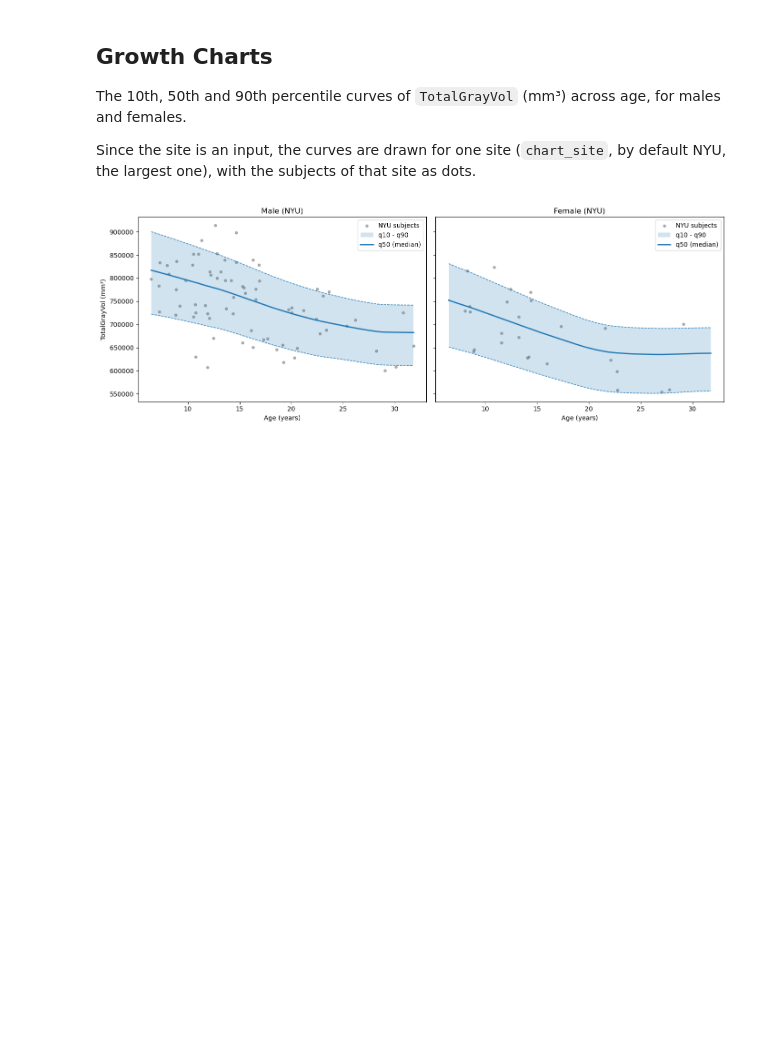
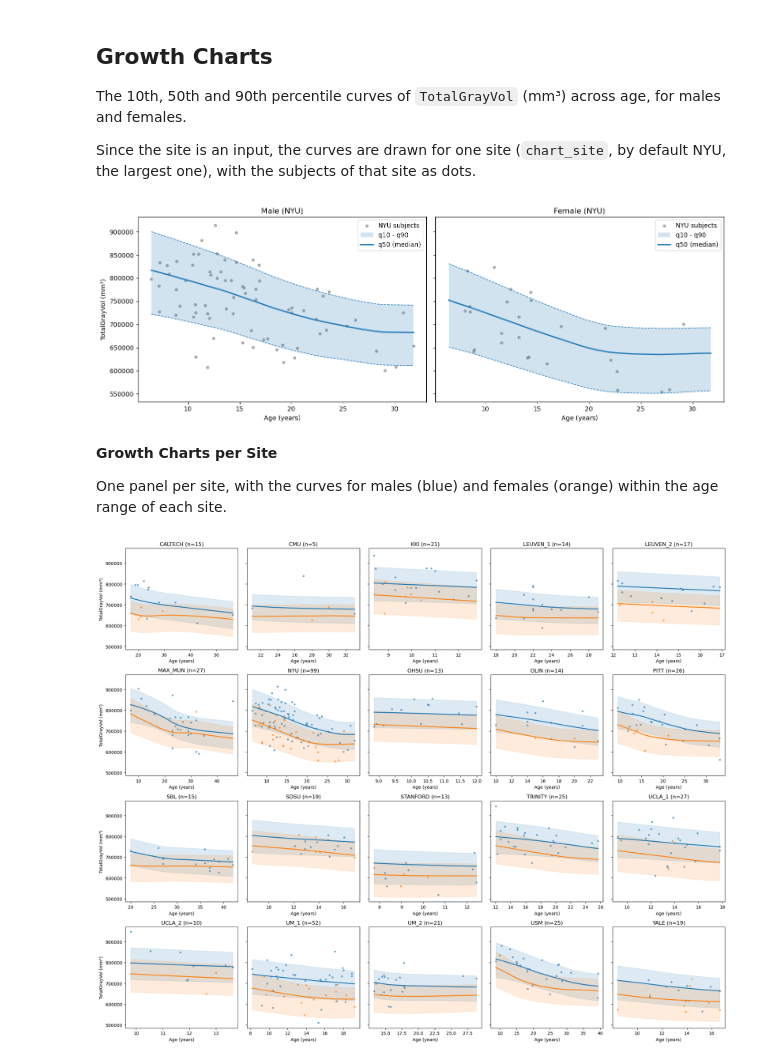
Before and after one commit to Amisor/Deep_NormativeBrain, a Jupyter notebook: notebooks/model_structural_site_balanced.ipynb, the cells around one changed output. Drawn from its saved outputs; the diff is of its cells as text; code cells hidden in the pictures; blank space fills up the shorter version.

Commit message:
add additional plots

```diff
--- a/notebooks/model_structural_site_balanced.ipynb
+++ b/notebooks/model_structural_site_balanced.ipynb
@@ -403,3 +403,48 @@ plt.tight_layout()
 plt.show()
 # %% [output]
 [figure]
+# %% [markdown]
+**Growth Charts per Site**
+
+One panel per site, with the curves for males (blue) and females (orange) within the age range of each site.
+# %%
+def predict_quantiles(ages, sex, site):
+    """
+    Predict q10, q50, q90 (mm³) for a list of ages, one sex and one site.
+
+    ages: ages in years (array)
+    sex: 0 = male, 1 = female (single value or array, same length as ages)
+    site: SITE_ID, e.g. 'NYU'
+    Returns: array [len(ages), 3] with columns q10, q50, q90
+    """
+    ages_scaled = (np.asarray(ages) - age_mean) / age_std
+    site_values = np.array([1.0 if col == f'site_{site}' else 0.0 for col in site_cols])
+    grid = np.column_stack([ages_scaled, np.broadcast_to(sex, ages_scaled.shape), np.tile(site_values, (len(ages_scaled), 1))])
+    with torch.no_grad():
+        preds = model(torch.tensor(grid, dtype=torch.float32).to(device)).cpu().numpy()
+    return preds * vol_std + vol_mean
+
+sites = sorted(df['SITE_ID'].unique())
+n_cols = 5
+n_rows = int(np.ceil(len(sites) / n_cols))
+fig, axes = plt.subplots(n_rows, n_cols, figsize=(20, 4 * n_rows), sharey=True)
+model.eval()
+for ax, site in zip(axes.flat, sites):
+    site_df = df[df['SITE_ID'] == site]
+    age_grid = np.linspace(site_df['AGE_AT_SCAN'].min(), site_df['AGE_AT_SCAN'].max(), 100)
+    for sex, color in [(0, 'C0'), (1, 'C1')]:
+        preds = predict_quantiles(age_grid, sex, site)
+        subset = site_df[site_df['SEX'] == sex]
+        ax.scatter(subset['AGE_AT_SCAN'], subset['TotalGrayVol'], color=color, s=10, alpha=0.6)
+        ax.fill_between(age_grid, preds[:, 0], preds[:, 2], color=color, alpha=0.15)
+        ax.plot(age_grid, preds[:, 1], color=color, lw=2)
+    ax.set_title(f"{site} (n={len(site_df)})")
+    ax.set_xlabel('Age (years)')
+for ax in axes.flat[len(sites):]:
+    ax.axis('off')
+for row in axes:
+    row[0].set_ylabel('TotalGrayVol (mm³)')
+plt.tight_layout()
+plt.show()
+# %% [output]
+[figure, added]
```
Also changed, not shown: parts of 2 cells of this notebook.
